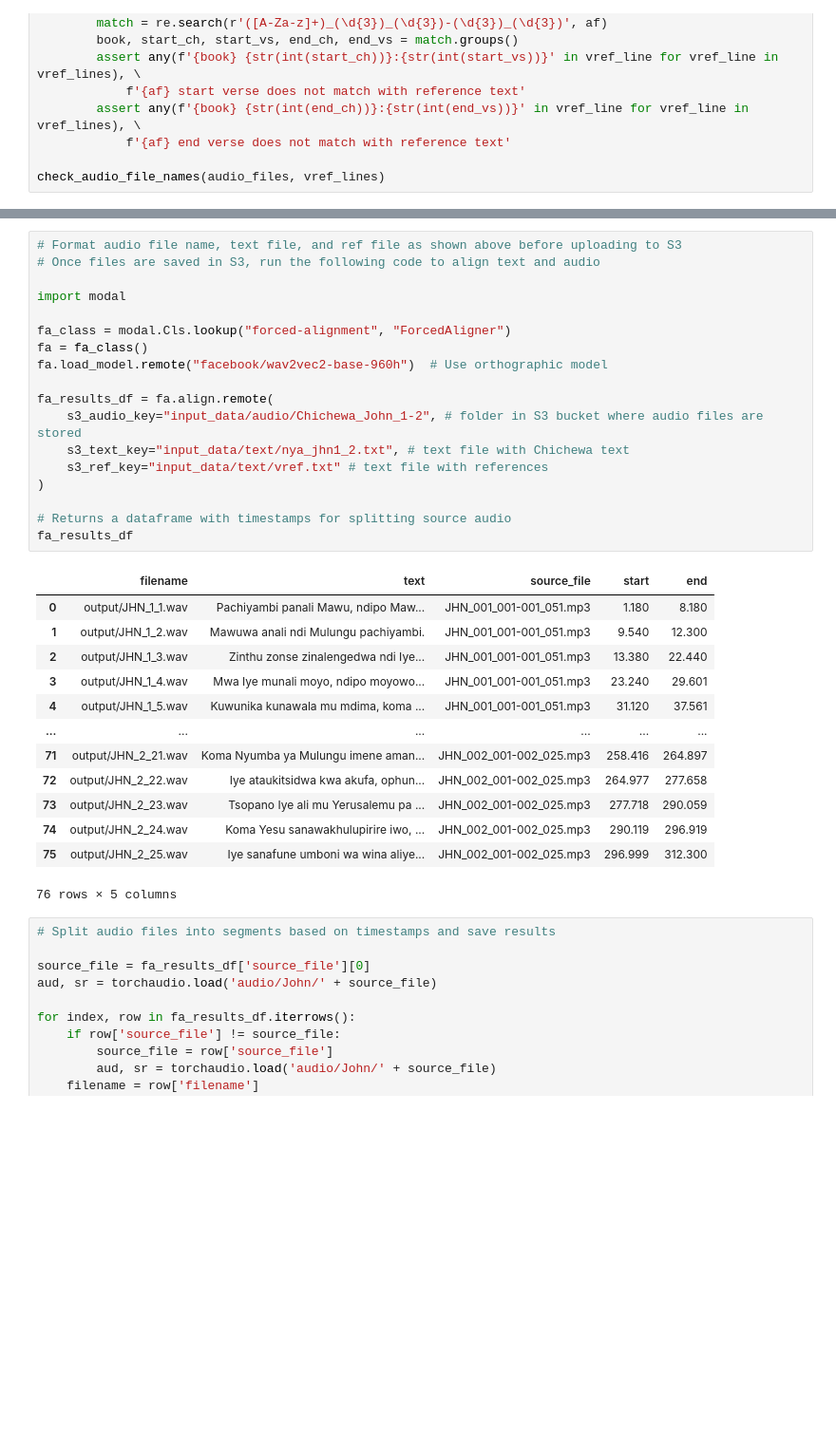
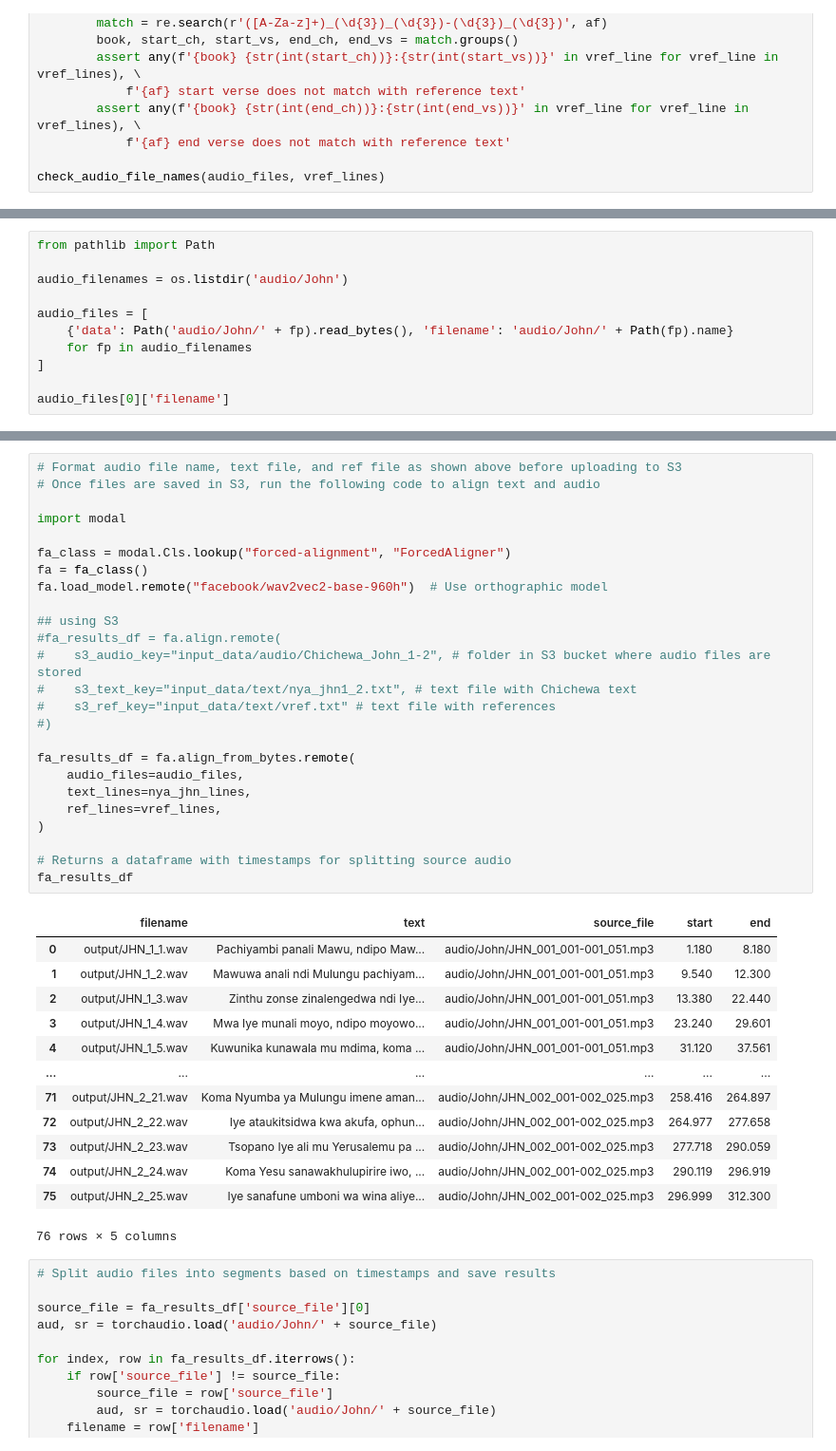
Before and after one commit to sil-ai/aero_forced_alignment, a Jupyter notebook: forced_alignment_demo.ipynb, the cells around one changed output, grey strips where cells are left out. Shown at 95% size. Saved outputs shown, nothing was run; the diff lists cells and outputs as text; blank space fills up the shorter version.

Commit message:
allow files to be uploaded from local folder

```diff
--- a/forced_alignment_demo.ipynb
+++ b/forced_alignment_demo.ipynb
@@ -73,0 +78,11 @@ check_audio_file_names(audio_files, vref_lines)
+# %%
+from pathlib import Path
+
+audio_filenames = os.listdir('audio/John')
+
+audio_files = [
+    {'data': Path('audio/John/' + fp).read_bytes(), 'filename': 'audio/John/' + Path(fp).name}
+    for fp in audio_filenames
+]
+
+audio_files[0]['filename']
@@ -74,34 +99,41 @@ check_audio_file_names(audio_files, vref_lines)
 # %%
 # Format audio file name, text file, and ref file as shown above before uploading to S3
 # Once files are saved in S3, run the following code to align text and audio
 
 import modal
 
 fa_class = modal.Cls.lookup("forced-alignment", "ForcedAligner")
 fa = fa_class()
 fa.load_model.remote("facebook/wav2vec2-base-960h")  # Use orthographic model
 
-fa_results_df = fa.align.remote(
-    s3_audio_key="input_data/audio/Chichewa_John_1-2", # folder in S3 bucket where audio files are stored
-    s3_text_key="input_data/text/nya_jhn1_2.txt", # text file with Chichewa text
-    s3_ref_key="input_data/text/vref.txt" # text file with references
+## using S3
+#fa_results_df = fa.align.remote(
+#    s3_audio_key="input_data/audio/Chichewa_John_1-2", # folder in S3 bucket where audio files are stored
+#    s3_text_key="input_data/text/nya_jhn1_2.txt", # text file with Chichewa text
+#    s3_ref_key="input_data/text/vref.txt" # text file with references
+#)
+
+fa_results_df = fa.align_from_bytes.remote(
+    audio_files=audio_files,
+    text_lines=nya_jhn_lines,
+    ref_lines=vref_lines,
 )
 
 # Returns a dataframe with timestamps for splitting source audio
 fa_results_df
 # %% [output]
 |  | filename | text | source_file | start | end |
-| 0 | output/JHN_1_1.wav | Pachiyambi panali Mawu, ndipo Maw... | JHN_001_001-001_051.mp3 | 1.180 | 8.180 |
-| 1 | output/JHN_1_2.wav | Mawuwa anali ndi Mulungu pachiyambi. | JHN_001_001-001_051.mp3 | 9.540 | 12.300 |
-| 2 | output/JHN_1_3.wav | Zinthu zonse zinalengedwa ndi Iye... | JHN_001_001-001_051.mp3 | 13.380 | 22.440 |
-| 3 | output/JHN_1_4.wav | Mwa Iye munali moyo, ndipo moyowo... | JHN_001_001-001_051.mp3 | 23.240 | 29.601 |
-| 4 | output/JHN_1_5.wav | Kuwunika kunawala mu mdima, koma ... | JHN_001_001-001_051.mp3 | 31.120 | 37.561 |
+| 0 | output/JHN_1_1.wav | Pachiyambi panali Mawu, ndipo Maw... | audio/John/JHN_001_001-001_051.mp3 | 1.180 | 8.180 |
+| 1 | output/JHN_1_2.wav | Mawuwa anali ndi Mulungu pachiyam... | audio/John/JHN_001_001-001_051.mp3 | 9.540 | 12.300 |
+| 2 | output/JHN_1_3.wav | Zinthu zonse zinalengedwa ndi Iye... | audio/John/JHN_001_001-001_051.mp3 | 13.380 | 22.440 |
+| 3 | output/JHN_1_4.wav | Mwa Iye munali moyo, ndipo moyowo... | audio/John/JHN_001_001-001_051.mp3 | 23.240 | 29.601 |
+| 4 | output/JHN_1_5.wav | Kuwunika kunawala mu mdima, koma ... | audio/John/JHN_001_001-001_051.mp3 | 31.120 | 37.561 |
 | ... | ... | ... | ... | ... | ... |
-| 71 | output/JHN_2_21.wav | Koma Nyumba ya Mulungu imene aman... | JHN_002_001-002_025.mp3 | 258.416 | 264.897 |
-| 72 | output/JHN_2_22.wav | Iye ataukitsidwa kwa akufa, ophun... | JHN_002_001-002_025.mp3 | 264.977 | 277.658 |
-| 73 | output/JHN_2_23.wav | Tsopano Iye ali mu Yerusalemu pa ... | JHN_002_001-002_025.mp3 | 277.718 | 290.059 |
-| 74 | output/JHN_2_24.wav | Koma Yesu sanawakhulupirire iwo, ... | JHN_002_001-002_025.mp3 | 290.119 | 296.919 |
-| 75 | output/JHN_2_25.wav | Iye sanafune umboni wa wina aliye... | JHN_002_001-002_025.mp3 | 296.999 | 312.300 |
+| 71 | output/JHN_2_21.wav | Koma Nyumba ya Mulungu imene aman... | audio/John/JHN_002_001-002_025.mp3 | 258.416 | 264.897 |
+| 72 | output/JHN_2_22.wav | Iye ataukitsidwa kwa akufa, ophun... | audio/John/JHN_002_001-002_025.mp3 | 264.977 | 277.658 |
+| 73 | output/JHN_2_23.wav | Tsopano Iye ali mu Yerusalemu pa ... | audio/John/JHN_002_001-002_025.mp3 | 277.718 | 290.059 |
+| 74 | output/JHN_2_24.wav | Koma Yesu sanawakhulupirire iwo, ... | audio/John/JHN_002_001-002_025.mp3 | 290.119 | 296.919 |
+| 75 | output/JHN_2_25.wav | Iye sanafune umboni wa wina aliye... | audio/John/JHN_002_001-002_025.mp3 | 296.999 | 312.300 |
 76 rows × 5 columns
 # %%
 # Split audio files into segments based on timestamps and save results
```
Also changed, not shown: parts of 3 cells of this notebook, 1 other file.
